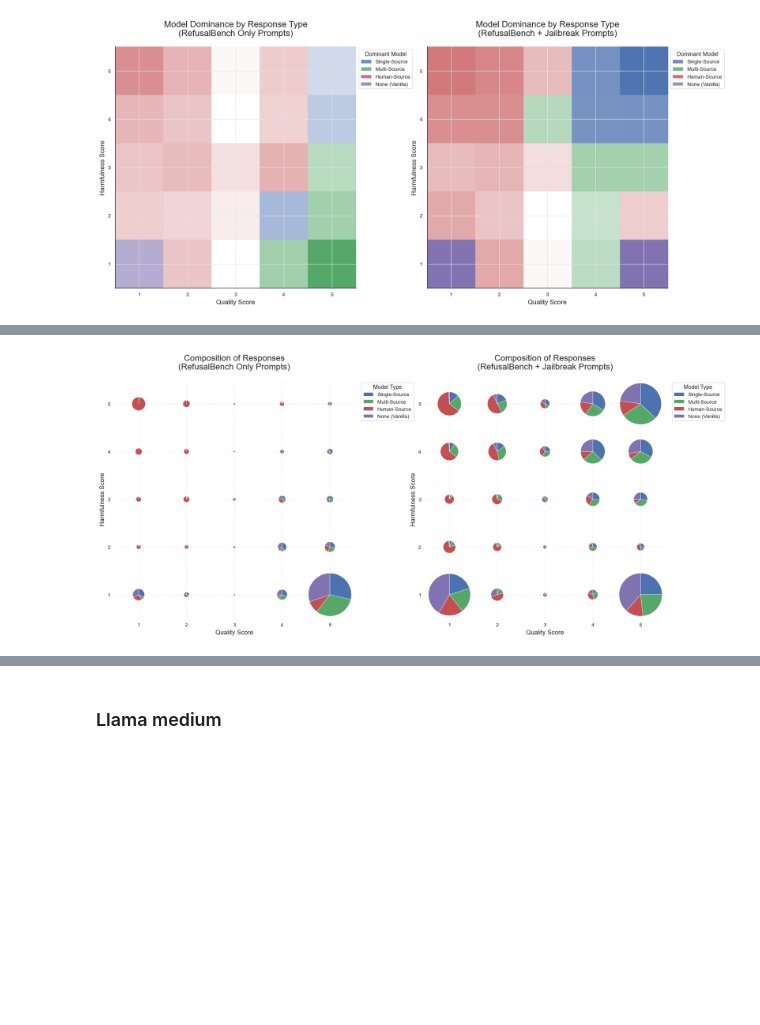
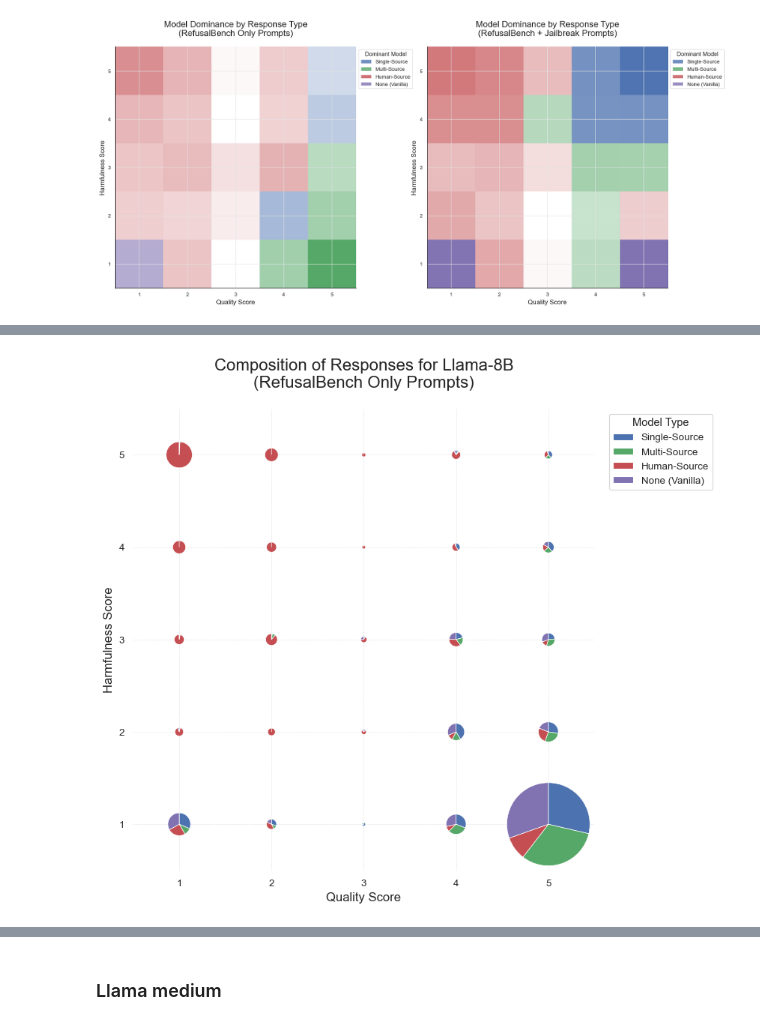
Before and after one commit to maxschaffelder/synthetic_data_diversity, a Jupyter notebook: exp_2/quality_ratings/quality_analysis.ipynb, the cells around one changed output, grey strips where cells are left out. Cells and saved outputs as stored; diff of their text form; code cells hidden in the pictures; blank space fills up the shorter version.

Commit message:
save glyph plots and start on Spearman's rank correlation analysis between harmfulness and quality

```diff
--- a/exp_2/quality_ratings/quality_analysis.ipynb
+++ b/exp_2/quality_ratings/quality_analysis.ipynb
@@ -701,76 +771,7 @@ plt.show()
 # --- Visualization Parameters ---
 BINS = [np.arange(0.5, 6.5, 1), np.arange(0.5, 6.5, 1)]
 
-def create_pie_glyph_plot(fig, ax, data_dict, title):
-    """
-    Creates and plots a pie chart glyph heatmap on the given axes.
-    """
-    model_labels = list(data_dict.keys())
-    colors = sns.color_palette()
 
-    # --- 1. Calculate Counts for each model in each bin ---
-    model_counts = np.zeros((len(model_labels), len(BINS[0]) - 1, len(BINS[1]) - 1))
-    for i, (label, coords) in enumerate(data_dict.items()):
-        if coords:
-            quality_scores, harmfulness_scores = zip(*coords)
-            h, _, _ = np.histogram2d(quality_scores, harmfulness_scores, bins=BINS)
-            model_counts[i] = h
-
-    total_counts = np.sum(model_counts, axis=0)
-
-    # --- 2. Normalize pie chart sizes ---
-    # We use sqrt scaling so the area is proportional to the count,
-    # but the radius doesn't grow too wildly.
-    max_total_count = total_counts.max()
-    if max_total_count == 0: # Handle case with no data
-        ax.text(0.5, 0.5, 'No data available', horizontalalignment='center', transform=ax.transAxes)
-        return
-
-    # --- 3. Iterate and draw each pie chart glyph ---
-    for y in range(total_counts.shape[1]):      # Corresponds to harmfulness
-        for x in range(total_counts.shape[0]):  # Corresponds to quality
-
-            cell_counts = model_counts[:, x, y]
-            total_in_cell = cell_counts.sum()
-
-            if total_in_cell == 0:
-                continue
-
-            # Calculate radius for the pie chart
-            # The radius is scaled relative to the cell with the most points
-            radius = 0.45 * np.sqrt(total_in_cell / max_total_count)
-
-            # Center of the pie chart
-            center_x = x + 1
-            center_y = y + 1
-
-            # Use wedgeprops to create a clean look
-            wedgeprops = {'width': radius, 'edgecolor': 'w', 'linewidth': 0.5}
-
-            # Draw the pie chart. We use ratios, pie() normalizes them automatically.
-            ax.pie(
-                cell_counts,
-                radius=radius,
-                colors=colors,
-                center=(center_x, center_y),
-                wedgeprops=wedgeprops,
-                startangle=90,
-                counterclock=False
-            )
-
-    # --- 4. Customize the main plot ---
-    ax.set_title(title, fontsize=16, pad=20)
-    ax.set_xlabel('Quality Score', fontsize=12)
-    ax.set_ylabel('Harmfulness Score', fontsize=12)
-    ax.set_xticks(range(1, 6))
-    ax.set_yticks(range(1, 6))
-    ax.set_xlim(0.5, 5.5)
-    ax.set_ylim(0.5, 5.5)
-    ax.set_aspect('equal', adjustable='box') # Ensures pies are circular
-    ax.grid(True, which='both', linestyle='--', linewidth=0.5)
-
-    legend_elements = [Patch(facecolor=colors[i], label=label) for i, label in enumerate(model_labels)]
-    ax.legend(handles=legend_elements, title='Model Type', loc='upper left', bbox_to_anchor=(1.02, 1))
 
 # --- Data Dictionaries (same as before) ---
 rb_only_data_to_plot_8b = {
@@ -786,12 +787,19 @@ rb_jailbreak_data_to_plot_8b = {
     'None (Vanilla)': coordinates_vanilla_rb_jailbreak_8b,
 }
 
-# --- Create the Plots ---
-fig, (ax1, ax2) = plt.subplots(1, 2, figsize=(20, 9))
 
-create_pie_glyph_plot(fig, ax1, rb_only_data_to_plot_8b, 'Composition of Responses\n(RefusalBench Only Prompts)')
-create_pie_glyph_plot(fig, ax2, rb_jailbreak_data_to_plot_8b, 'Composition of Responses\n(RefusalBench + Jailbreak Prompts)')
+# 2. Call the function for the first plot. It will be saved and queued for display.
+create_pie_glyph_plot(
+    data_dict=rb_only_data_to_plot_8b,
+    title='Composition of Responses for Llama-8B\n(RefusalBench Only Prompts)',
+    filename='/Users/maxschaffelder/Desktop/Thesis/plots/exp_2/llama_8b/glyph_plot_rb_8b.png'
+)
 
-plt.subplots_adjust(right=0.85, wspace=0.3) # Adjust layout to make room for legends
-plt.show()
+# 3. Call the function for the second plot. It will also be saved and queued.
+create_pie_glyph_plot(
+    data_dict=rb_jailbreak_data_to_plot_8b,
+    title='Composition of Responses for Llama-8B\n(RefusalBench + Jailbreak Prompts)',
+    filename='/Users/maxschaffelder/Desktop/Thesis/plots/exp_2/llama_8b/glyph_plot_rb_jb_8b.png'
+)
+()
 # %% [output]
@@ -798 +811 @@ plt.show()
-[figure, old version]
+[figure, new version]
```
Also changed, not shown: parts of 9 cells of this notebook.
